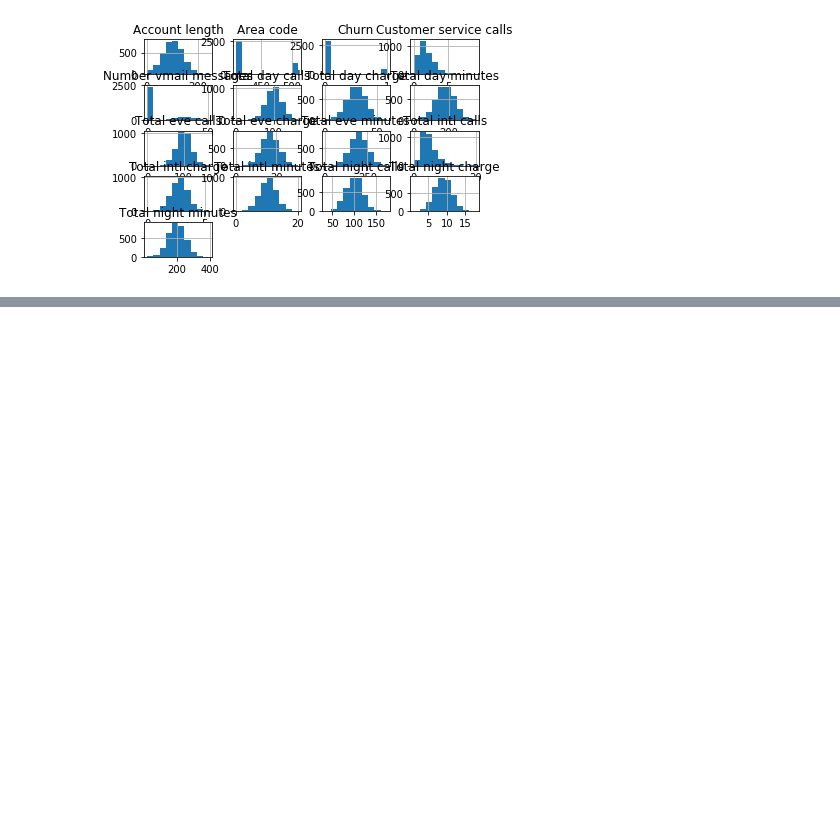
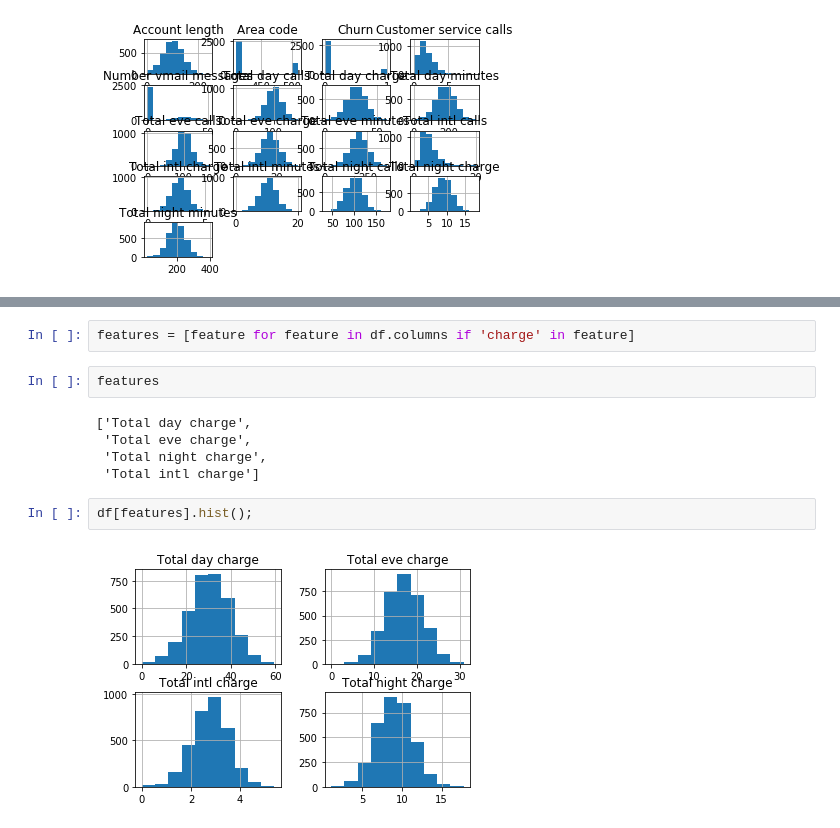
Before and after one commit to ivan-magda/mlcourse_open_homeworks, a Jupyter notebook: lesson2_telecom_churn_inclass_as_is.ipynb, the cells around one changed output, grey strips where cells are left out. Saved outputs shown, nothing was run; the diff lists cells and outputs as text; blank space fills up the shorter version.

```diff
--- a/lesson2_telecom_churn_inclass_as_is.ipynb
+++ b/lesson2_telecom_churn_inclass_as_is.ipynb
@@ -32,0 +80,13 @@ df.hist();
+# %%
+features = [feature for feature in df.columns if 'charge' in feature]
+# %%
+features
+# %% [output]
+['Total day charge',
+ 'Total eve charge',
+ 'Total night charge',
+ 'Total intl charge']
+# %%
+df[features].hist();
+# %% [output]
+[figure, added]
```
Also changed, not shown: parts of 31 cells of this notebook.
